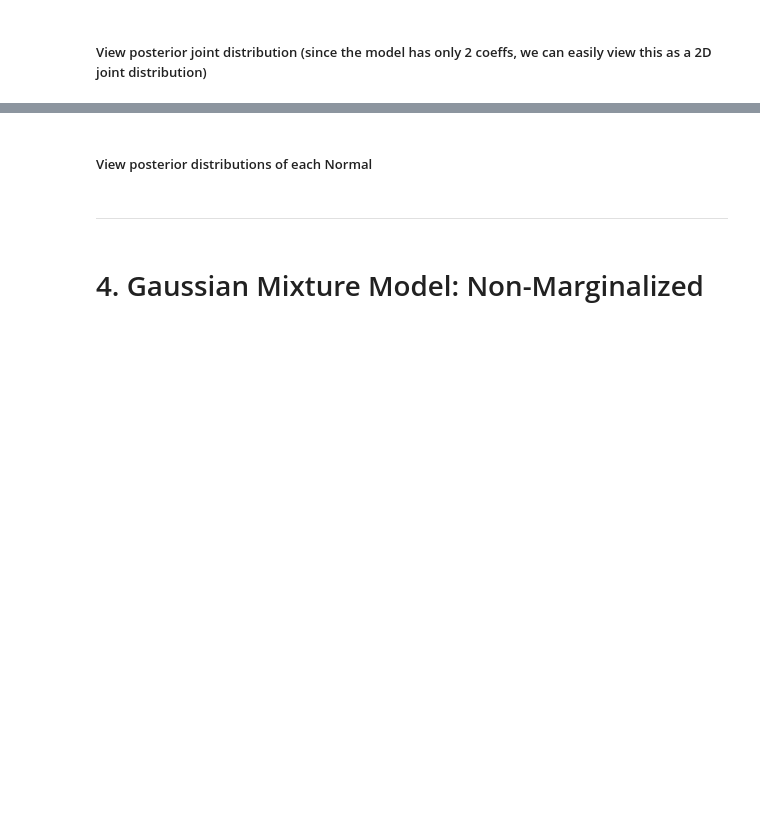
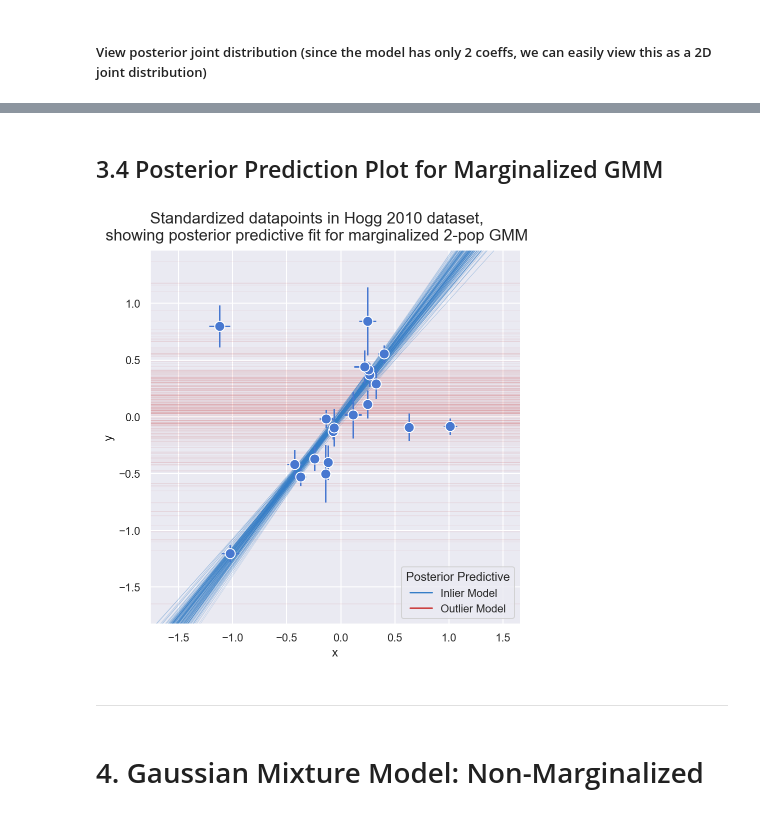
Before and after one commit to jonsedar/pymc3_examples, a Jupyter notebook: notebooks/glm-robust-regression-using-a-gmm-for-outlier-classification.ipynb, the cells around one changed output, grey strips where cells are left out. Saved outputs shown, nothing was run; the diff lists cells and outputs as text; code cells hidden in the pictures; blank space fills up the shorter version.

```diff
--- a/notebooks/glm-robust-regression-using-a-gmm-for-outlier-classification.ipynb
+++ b/notebooks/glm-robust-regression-using-a-gmm-for-outlier-classification.ipynb
@@ -432,2 +390,0 @@ _ = gd.fig.suptitle('Posterior joint distribution (mix_marg)', y=1.02)
-# %% [markdown]
-##### View posterior distributions of each Normal
@@ -441,3 +391,41 @@ _ = gd.fig.suptitle('Posterior joint distribution (mix_marg)', y=1.02)
+# %% [markdown]
+## 3.4 Posterior Prediction Plot for Marginalized GMM
+# %%
+gd = sns.FacetGrid(dfhoggs, height=6, palette='Set1', legend_out=False)
+
+# plot outlier posterior distribution
+outlier_mean = lambda x, s: s['mu_out'] * x ** 0
+pm.plot_posterior_predictive_glm(trc_mix_marg, lm=outlier_mean,
+            eval=np.linspace(-3, 3, 10), samples=400,
+            color='#CC4444', alpha=.2, zorder=1)
+
+# plot inlier posterior distribution
+lm = lambda x,s: s['b0_intercept'] + s['b1_slope'] * x
+pm.plot_posterior_predictive_glm(trc_mix_marg, lm=lm,
+            eval=np.linspace(-3, 3, 10), samples=200,
+            color='#357EC7', alpha=.5, zorder=2)
+_ = plt.title(None)
+
+line_legend = plt.legend(
+    [Line2D([0], [0], color='#357EC7'), Line2D([0], [0], color='#CC4444')],
+    ['Inlier Model', 'Outlier Model'], loc='lower right',
+    title='Posterior Predictive')
+_ = gd.fig.get_axes()[0].add_artist(line_legend)
+
+# plot points
+_ = gd.map(plt.errorbar, 'x', 'y', 'sigma_y', 'sigma_x', marker="o",
+          ls='', markeredgecolor='w', markersize=10, zorder=5)
+
+## plot formatting etc
+x_ptp = np.ptp(dfhoggs['x'].values) / 3.3
+y_ptp = np.ptp(dfhoggs['y'].values) / 3.3
+xlims = (dfhoggs['x'].min()-x_ptp, dfhoggs['x'].max()+x_ptp)
+ylims = (dfhoggs['y'].min()-y_ptp, dfhoggs['y'].max()+y_ptp)
+_ = gd.axes.ravel()[0].set(ylim=ylims, xlim=xlims)
+_ = gd.fig.suptitle(('Standardized datapoints in Hogg 2010 dataset,\nshowing ' +
+        'posterior predictive fit for marginalized 2-pop GMM'), y=1.06, fontsize=16)
+# %% [output]
+[figure, added]
 # %% [markdown]
 ---
 # %% [markdown]
```
Also changed, not shown: parts of 34 cells of this notebook.
